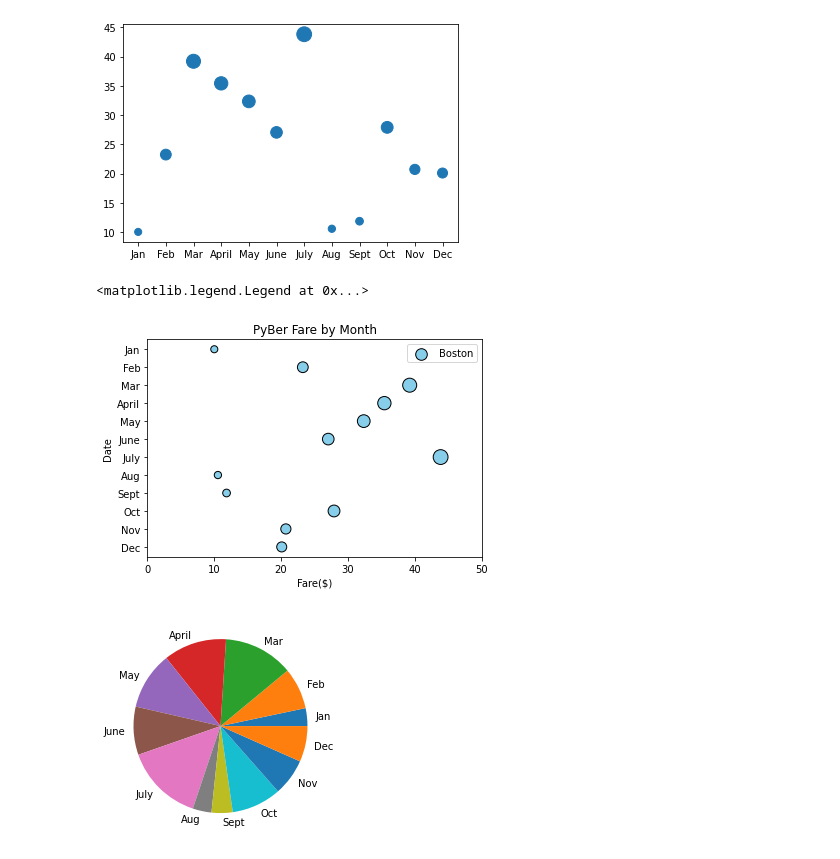
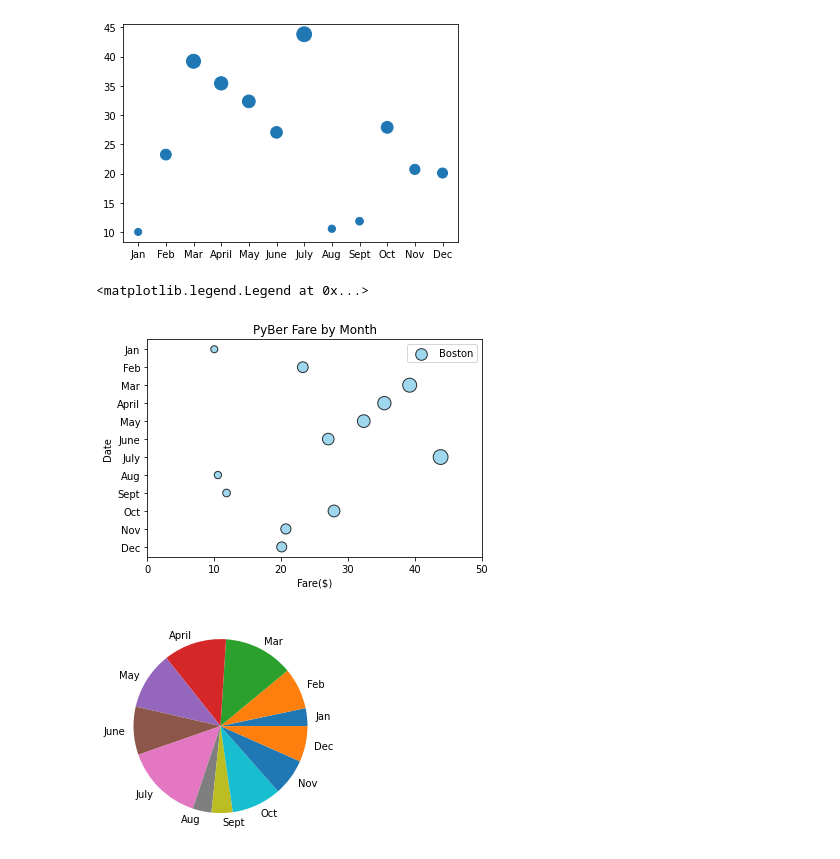
Before and after one commit to vvinci21/PyBer_Analysis, a Jupyter notebook: matplotlib_practice.ipynb, the cells around one changed output. Drawn from its saved outputs; the diff is of its cells as text; code cells hidden in the pictures.

```diff
--- a/matplotlib_practice.ipynb
+++ b/matplotlib_practice.ipynb
@@ -242,22 +242,22 @@ plt.scatter(x_axis, y_axis, s=y_axis_larger)
 # %%
 y_axis_larger = []
 for data in y_axis:
   y_axis_larger.append(data*5)
 # Create the plot.
-plt.scatter(y_axis, x_axis, s=y_axis_larger, edgecolors="black", color="skyblue", label='Boston')
+plt.scatter(y_axis, x_axis, s=y_axis_larger, alpha=0.8, edgecolors="black", color="skyblue", label='Boston')
 plt.gca().invert_yaxis()
 # Create labels for the x and y axes.
 plt.xlabel("Fare($)")
 plt.ylabel("Date")
 # Set X Axis Limits
 plt.xlim(0,50)
 # Create a title.
 plt.title("PyBer Fare by Month")
 # Add the legend.
 plt.legend()
 # %% [output]
 <matplotlib.legend.Legend at 0x...>
-[figure, old version]
+[figure, new version]
 # %%
 plt.pie(y_axis, labels=x_axis)
 plt.show()
```
Also changed, not shown: 1 other file.
